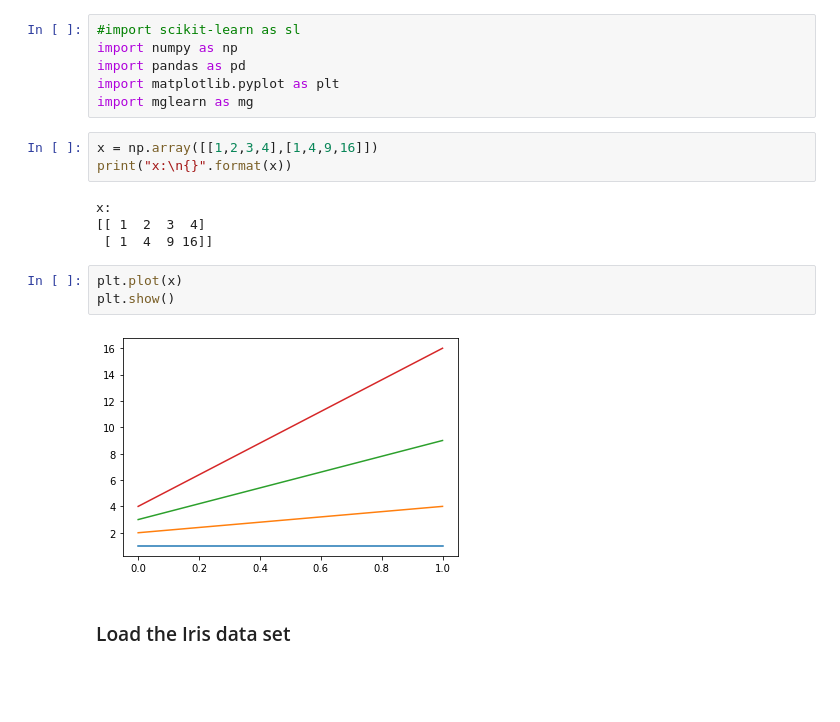
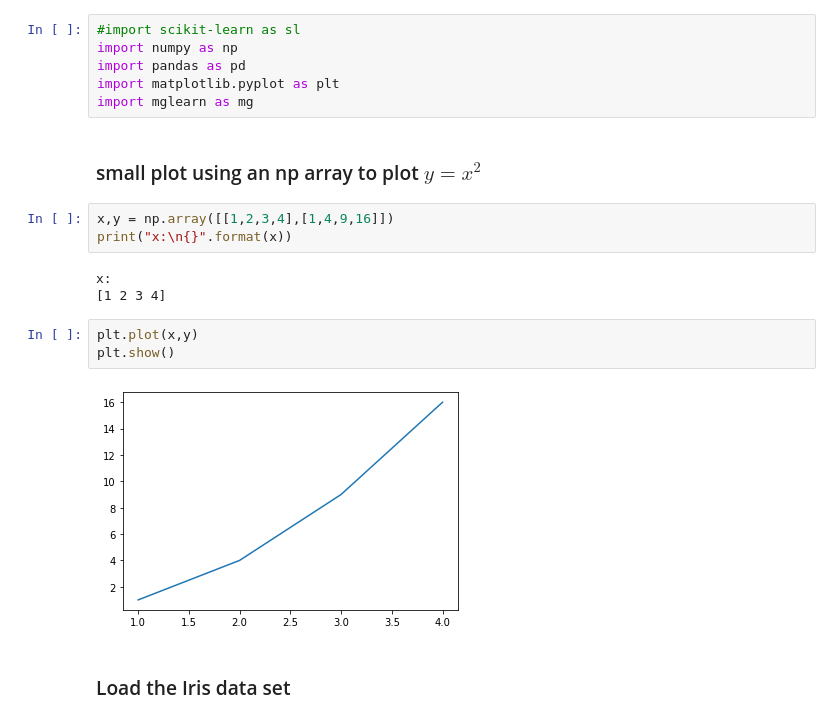
Before and after one commit to MarkJParry/MLS, a Jupyter notebook: scikit-learn.ipynb, the cells around one changed output. Cells and saved outputs as stored; diff of their text form; blank space fills up the shorter version.

```diff
--- a/scikit-learn.ipynb
+++ b/scikit-learn.ipynb
@@ -21,18 +21,19 @@ import numpy as np
 import pandas as pd
 import matplotlib.pyplot as plt
 import mglearn as mg
+# %% [markdown]
+### small plot using an np array to plot $y=x^2$
 # %%
-x = np.array([[1,2,3,4],[1,4,9,16]])
+x,y = np.array([[1,2,3,4],[1,4,9,16]])
 print("x:\n{}".format(x))
 # %% [output]
 x:
-[[ 1  2  3  4]
- [ 1  4  9 16]]
+[1 2 3 4]
 # %%
-plt.plot(x)
+plt.plot(x,y)
 plt.show()
 # %% [output]
-[figure, old version]
+[figure, new version]
 # %% [markdown]
 ### Load the Iris data set
 # %%
```
Also changed, not shown: parts of 21 cells of this notebook.
